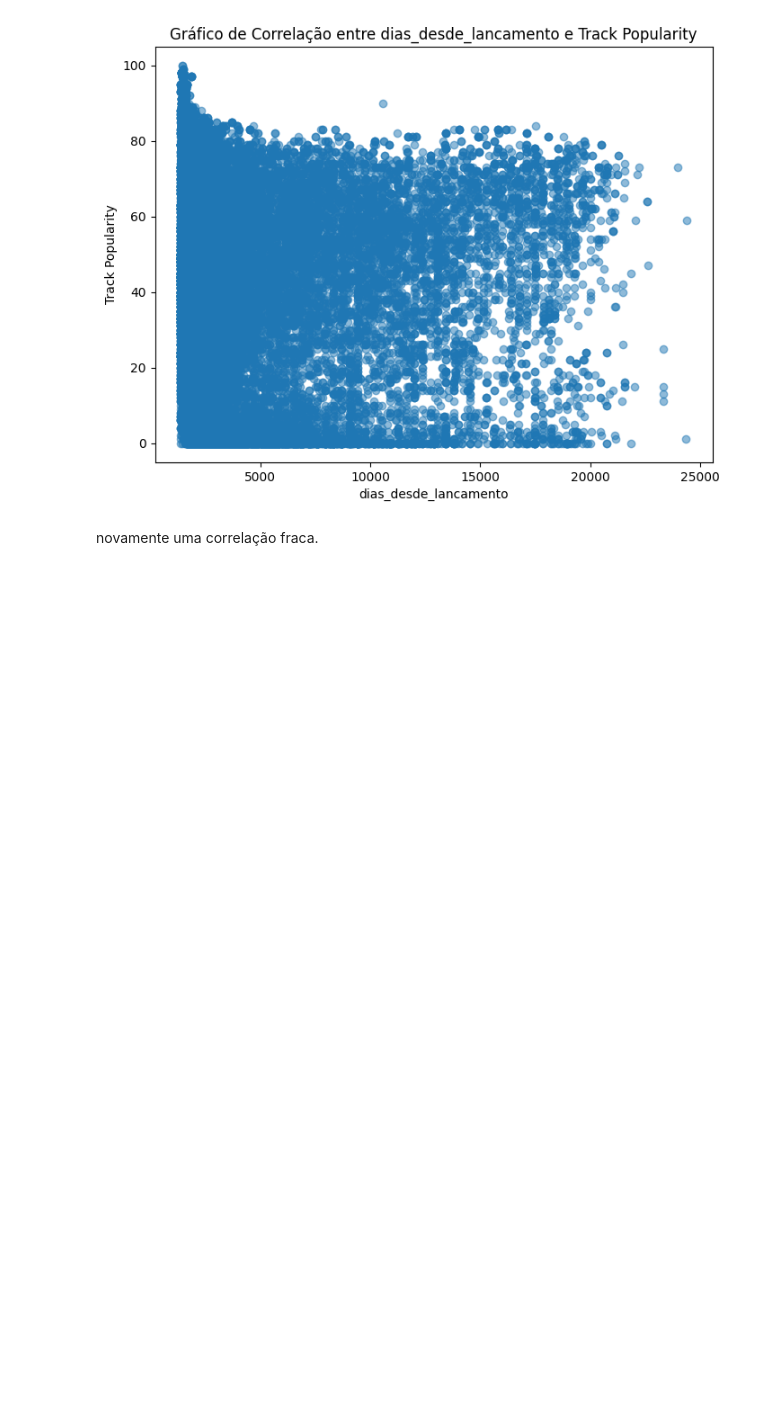
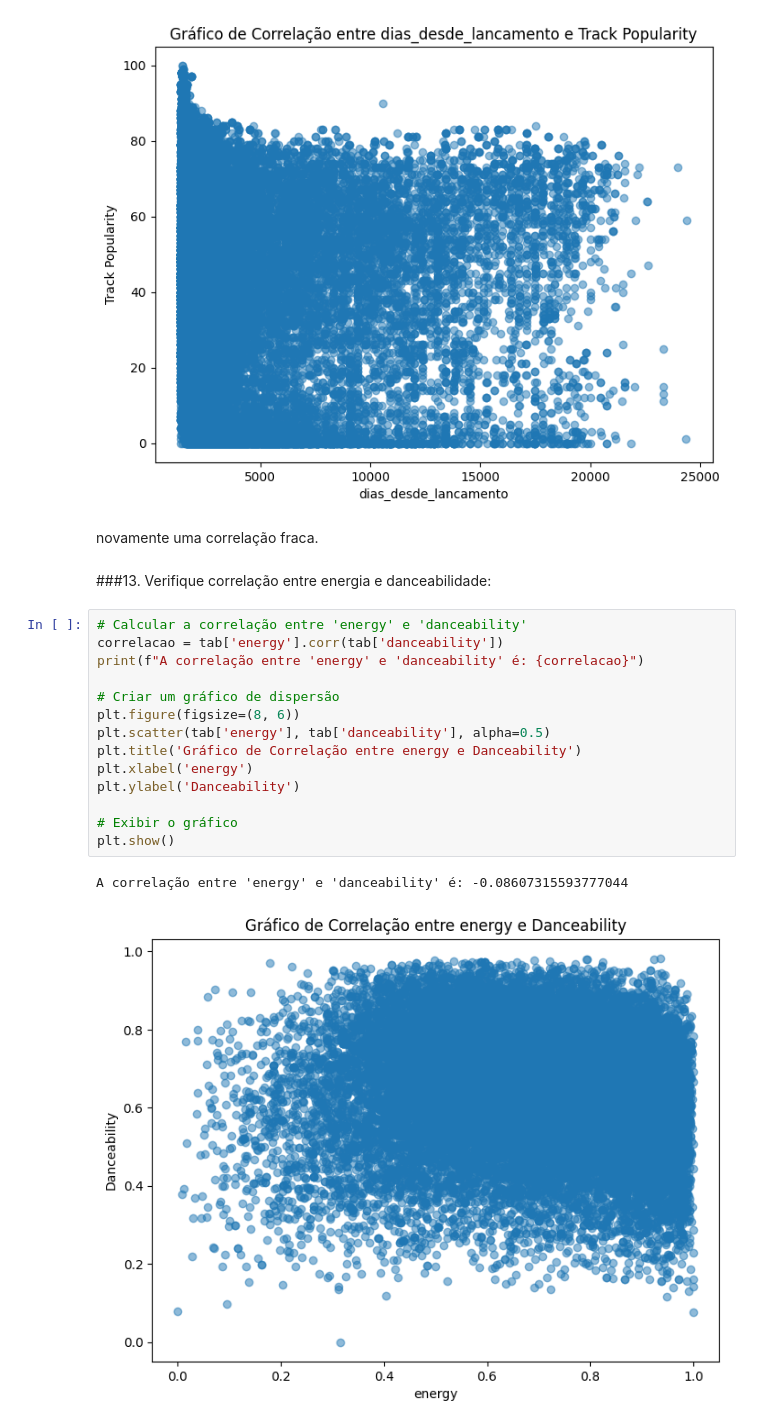
Before and after one commit to StellaDuarte/Ci-nciadedados, a Jupyter notebook: Trabalho_1_Ciência_de_dados.ipynb, the cells around one changed output. Cells and saved outputs as stored; diff of their text form; blank space fills up the shorter version.

```diff
--- a/Trabalho_1_Ciência_de_dados.ipynb
+++ b/Trabalho_1_Ciência_de_dados.ipynb
@@ -308,3 +348,22 @@ A correlação entre 'dias_desde_lancamento' e 'track_popularity' é: -0.0630087
 [figure]
 # %% [markdown]
 novamente uma correlação fraca.
+# %% [markdown]
+###13. Verifique correlação entre energia e danceabilidade:
+# %%
+# Calcular a correlação entre 'energy' e 'danceability'
+correlacao = tab['energy'].corr(tab['danceability'])
+print(f"A correlação entre 'energy' e 'danceability' é: {correlacao}")
+
+# Criar um gráfico de dispersão
+plt.figure(figsize=(8, 6))
+plt.scatter(tab['energy'], tab['danceability'], alpha=0.5)
+plt.title('Gráfico de Correlação entre energy e Danceability')
+plt.xlabel('energy')
+plt.ylabel('Danceability')
+
+# Exibir o gráfico
+plt.show()
+# %% [output]
+A correlação entre 'energy' e 'danceability' é: -0.08607315593777044
+[figure, added]
```
Also changed, not shown: parts of 11 cells of this notebook.
